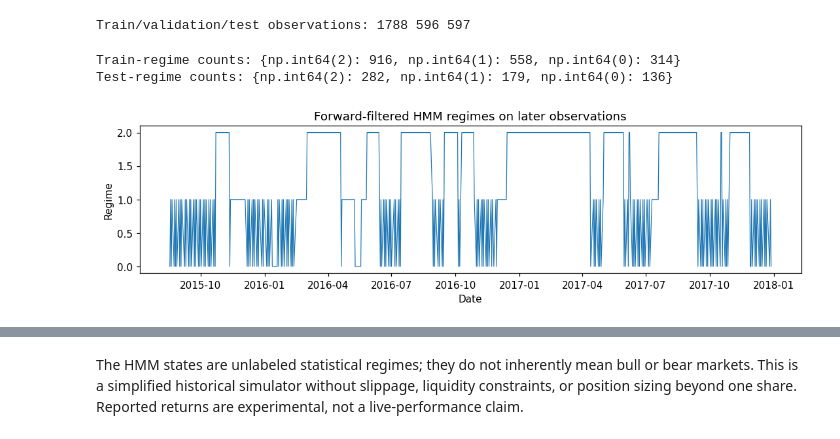
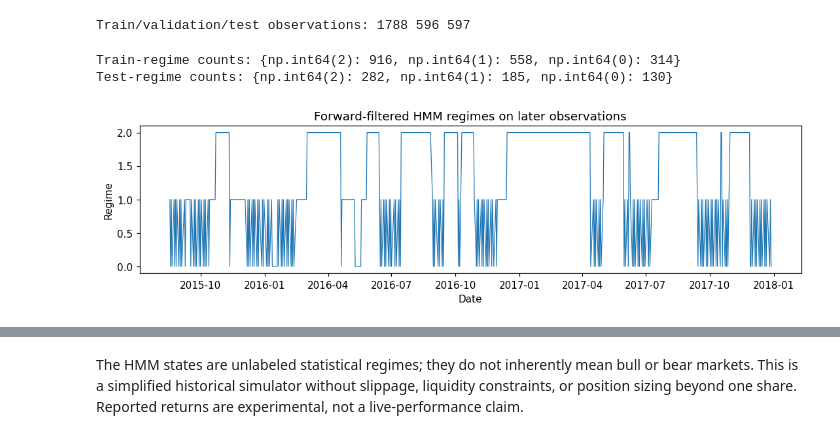
Before and after one commit to ryanrowe2/StockTradingAI-Project, a Jupyter notebook: notebooks/HMM_and_RL_Experiments.ipynb, the cells around one changed output, grey strips where cells are left out. Saved outputs shown, nothing was run; the diff lists cells and outputs as text; code cells hidden in the pictures.

```diff
--- a/notebooks/HMM_and_RL_Experiments.ipynb
+++ b/notebooks/HMM_and_RL_Experiments.ipynb
@@ -26,17 +27,19 @@ print('Train/validation/test observations:', len(split.train), len(split.validat
 Train/validation/test observations: 1788 596 597
 # %%
 hmm_model, train_regimes = fit_hmm_on_indicators(split.train, n_components=3)
-test_regimes = infer_filtered_regimes(hmm_model, split.test)
+history = pd.concat([split.train, split.validation, split.test], ignore_index=True)
+history_regimes = infer_filtered_regimes(hmm_model, history)
+test_regimes = history_regimes.loc[history_regimes['Date'].isin(split.test['Date'])].copy()
 print('Train-regime counts:', train_regimes['Market_Regime'].value_counts().to_dict())
 print('Test-regime counts:', test_regimes['Market_Regime'].value_counts().to_dict())
 
 fig, ax = plt.subplots(figsize=(10, 3))
 ax.plot(test_regimes['Date'], test_regimes['Market_Regime'].astype(int), linewidth=0.8)
 ax.set(title='Forward-filtered HMM regimes on later observations', xlabel='Date', ylabel='Regime')
 plt.tight_layout()
 plt.show()
 # %% [output]
 Train-regime counts: {np.int64(2): 916, np.int64(1): 558, np.int64(0): 314}
-Test-regime counts: {np.int64(2): 282, np.int64(1): 179, np.int64(0): 136}
+Test-regime counts: {np.int64(2): 282, np.int64(1): 185, np.int64(0): 130}
-[figure, old version]
+[figure, new version]
 # %%
```
Also changed, not shown: parts of 2 cells of this notebook, 9 other files.
